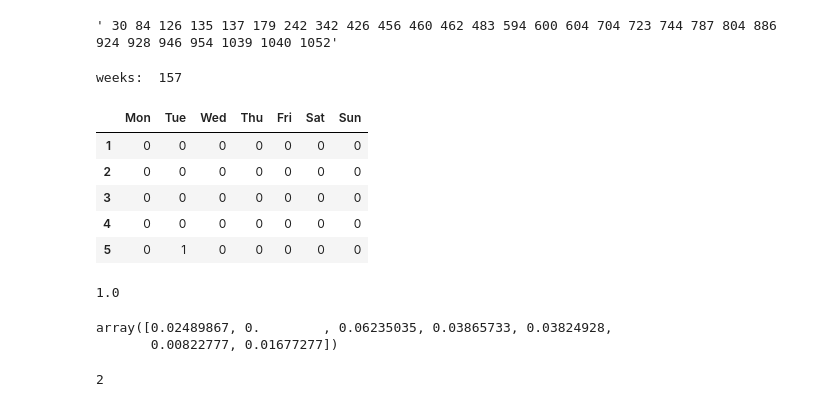
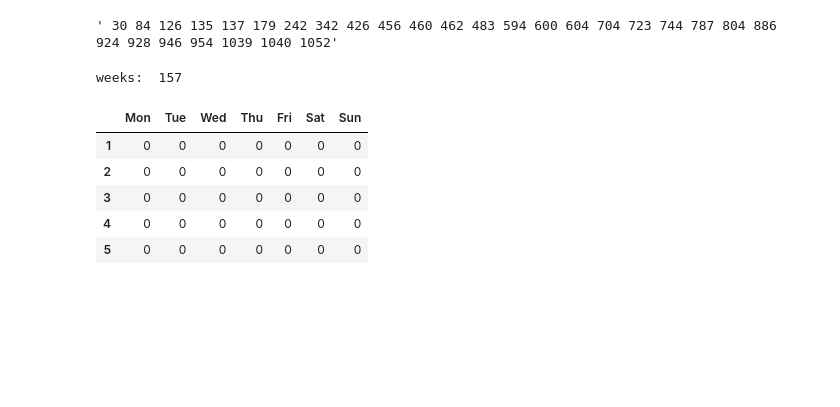
Before and after one commit to pbilinskyi/prediction-of-visits, a Jupyter notebook: notebook.ipynb, the cells around one changed output. Cells and saved outputs as stored; diff of their text form; code cells hidden in the pictures; blank space fills up the shorter version.

```diff
--- a/notebook.ipynb
+++ b/notebook.ipynb
@@ -5,7 +5,11 @@ import seaborn as sns
 import pandas as pd
 
 df = pd.read_csv('data/train.csv', nrows = 2000, index_col = 0)
+
 n_days = 1099
+days_in_week = 7
+n_weeks = n_days // days_in_week
+if (n_days % days_in_week != 0): n_weeks += 1
 # %% [markdown]
 # For 1st consumer
 # %% [markdown]
@@ -25,7 +29,7 @@ Make matrix of visits of customer
 
 
 def make_visit_matrix(visites):
-    V = np.zeros(shape = (n_days//7 + 1, 7), dtype = int)
+    V = np.zeros(shape = (n_weeks, 7), dtype = int)
     for day in visites:
         V[day // 7, day%7 - 1] = 1
     V = pd.DataFrame(V, columns=['Mon', 'Tue', 'Wed', 'Thu', 'Fri', 'Sat', 'Sun'])
@@ -33,7 +37,3 @@ def make_visit_matrix(visites):
     return V
 
 V = make_visit_matrix(visites)
-V_test = V.iloc[-1]
-V = V.iloc[:-1]
-n_weeks = V.shape[0]
-V_test
@@ -52,3 +43,8 @@ Drop empty weeks
 for i in V.index:
     if (not np.any(V.loc[i,:])):
         V = V.drop(i)
+
+V_test = V.iloc[0]
+V = V.iloc[0:]
+n_weeks -= 1
+V_test
@@ -173,29 +202,31 @@ def parse_visites(ind):
 
 visites = parse_visites(19);
 # %%
-n_weeks = (n_days//7) if (n_days%7 == 0) else (n_days//7 + 1)
+n_weeks = n_days // days_in_week
+if (n_days % days_in_week != 0): n_weeks += 1
 print("weeks: ", n_weeks)
 
 def make_visit_matrix(visites):
     V = np.zeros(shape = (n_weeks, 7), dtype = int)
     for day in visites:
         V[(day-1) // 7, (day-1) % 7] = 1
     V = pd.DataFrame(V, columns=['Mon', 'Tue', 'Wed', 'Thu', 'Fri', 'Sat', 'Sun'])
     V.index = V.index + 1
     return V.iloc[:-1], V.iloc[-1]
 
 
 V, V_test = make_visit_matrix(visites)
+n_weeks -= 1
 V.shape, V_test.shape
 V.head()
 # %% [output]
 weeks:  157
 |  | Mon | Tue | Wed | Thu | Fri | Sat | Sun |
 | 1 | 0 | 0 | 0 | 0 | 0 | 0 | 0 |
 | 2 | 0 | 0 | 0 | 0 | 0 | 0 | 0 |
 | 3 | 0 | 0 | 0 | 0 | 0 | 0 | 0 |
 | 4 | 0 | 0 | 0 | 0 | 0 | 0 | 0 |
-| 5 | 0 | 1 | 0 | 0 | 0 | 0 | 0 |
+| 5 | 0 | 0 | 0 | 0 | 0 | 0 | 0 |
 # %%
 def drop_empty_weeks(V):
     for i in V.index:
@@ -242,10 +273,6 @@ p_ = compute_p_(p)
 # check
 print(p_.sum() + (1 - p).prod()) # == 1
 p_;
-# %% [output]
-1.0
-array([0.02489867, 0.        , 0.06235035, 0.03865733, 0.03824928,
-       0.00822777, 0.01677277])
 # %%
 def predict(p_):
     return np.argmax(p_)
@@ -254,5 +281,3 @@ predicted_day = predict(p_)
 # %%
 def is_true_prediction(V_test, predicted_day):
     return (V_test.iloc[predicted_day] == 1) and (V_test.iloc[:predicted_day].sum() == 0)
-# %% [output]
-2
```
Also changed, not shown: parts of 6 cells of this notebook, 2 other files.
